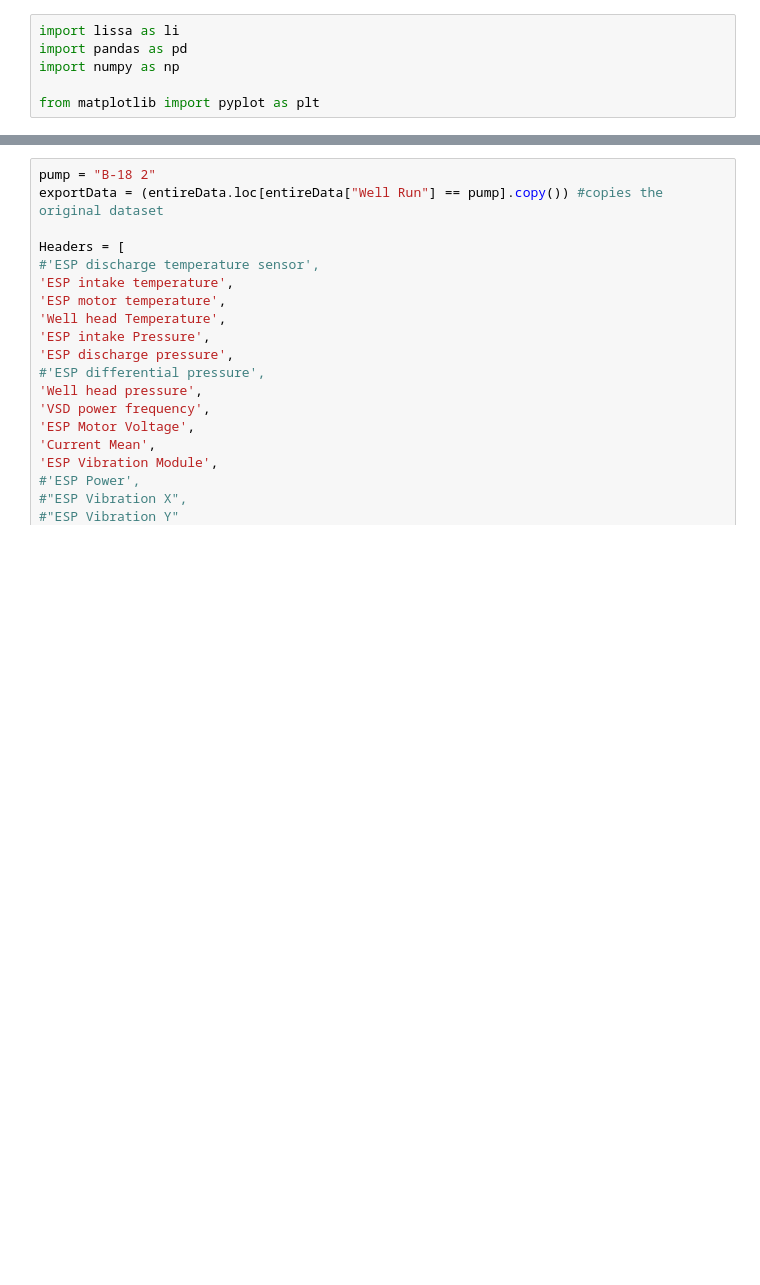
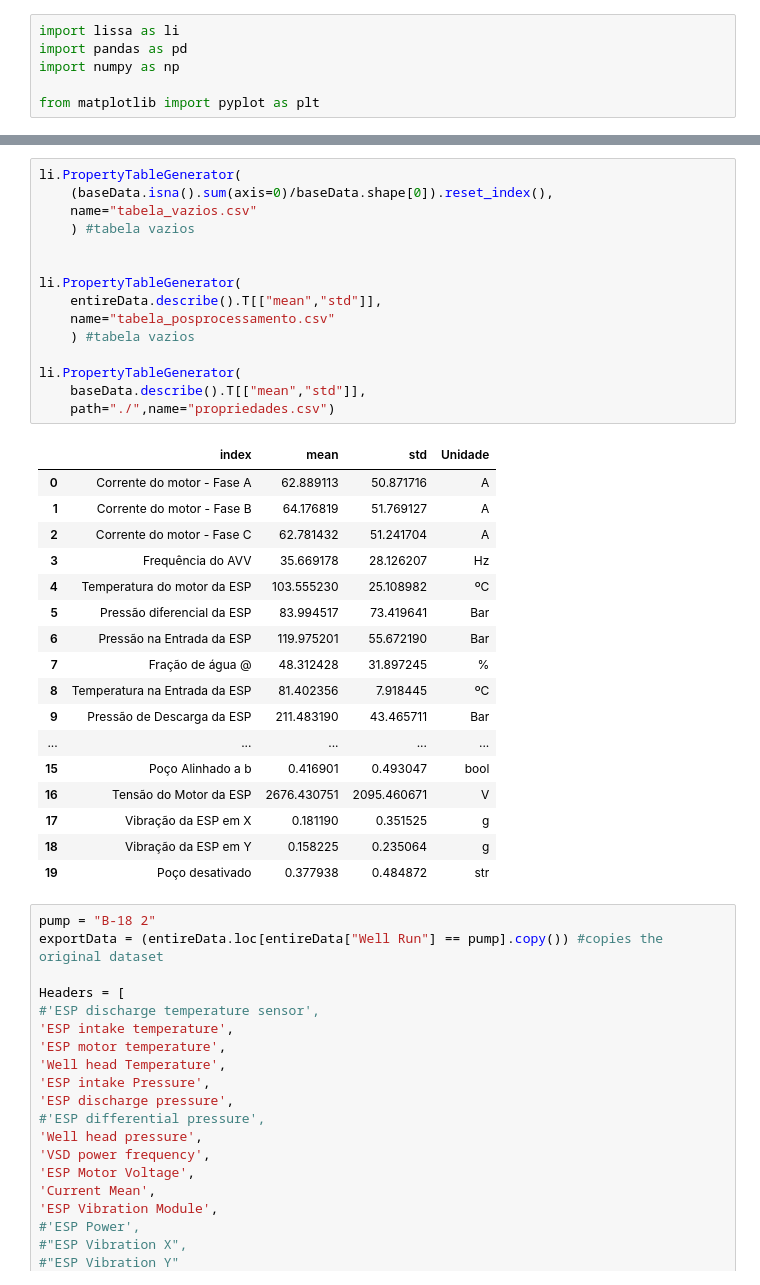
Before and after one commit to RL2-SP3/LISSA, a Jupyter notebook: examples/pump_data_cleaning.ipynb, the cells around one changed output, grey strips where cells are left out. Saved outputs shown, nothing was run; the diff lists cells and outputs as text; blank space fills up the shorter version.

```diff
--- a/examples/pump_data_cleaning.ipynb
+++ b/examples/pump_data_cleaning.ipynb
@@ -21,3 +62,36 @@ número de runs: 57
+# %%
+li.PropertyTableGenerator(
+    (baseData.isna().sum(axis=0)/baseData.shape[0]).reset_index(),
+    name="tabela_vazios.csv"
+    ) #tabela vazios
+
+
+li.PropertyTableGenerator(
+    entireData.describe().T[["mean","std"]],
+    name="tabela_posprocessamento.csv"
+    ) #tabela vazios
+
+li.PropertyTableGenerator(
+    baseData.describe().T[["mean","std"]],
+    path="./",name="propriedades.csv")
+# %% [output]
+|  | index | mean | std | Unidade |
+| 0 | Corrente do motor - Fase A | 62.889113 | 50.871716 | A |
+| 1 | Corrente do motor - Fase B | 64.176819 | 51.769127 | A |
+| 2 | Corrente do motor - Fase C | 62.781432 | 51.241704 | A |
+| 3 | Frequência do AVV | 35.669178 | 28.126207 | Hz |
+| 4 | Temperatura do motor da ESP | 103.555230 | 25.108982 | ºC |
+| 5 | Pressão diferencial da ESP | 83.994517 | 73.419641 | Bar |
+| 6 | Pressão na Entrada da ESP | 119.975201 | 55.672190 | Bar |
+| 7 | Fração de água @ | 48.312428 | 31.897245 | % |
+| 8 | Temperatura na Entrada da ESP | 81.402356 | 7.918445 | ºC |
+| 9 | Pressão de Descarga da ESP | 211.483190 | 43.465711 | Bar |
+| ... | ... | ... | ... | ... |
+| 15 | Poço Alinhado a b | 0.416901 | 0.493047 | bool |
+| 16 | Tensão do Motor da ESP | 2676.430751 | 2095.460671 | V |
+| 17 | Vibração da ESP em X | 0.181190 | 0.351525 | g |
+| 18 | Vibração da ESP em Y | 0.158225 | 0.235064 | g |
+| 19 | Poço desativado | 0.377938 | 0.484872 | str |
 # %%
 pump = "B-18 2"
 exportData = (entireData.loc[entireData["Well Run"] == pump].copy()) #copies the original dataset
```
Also changed, not shown: parts of 3 cells of this notebook, 7 other files.
